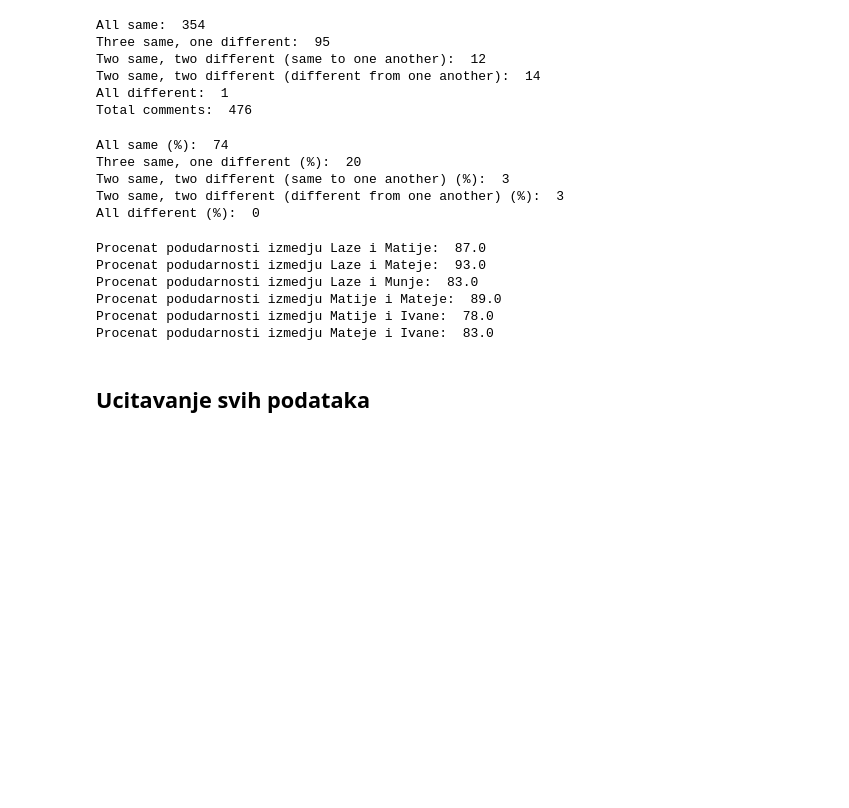
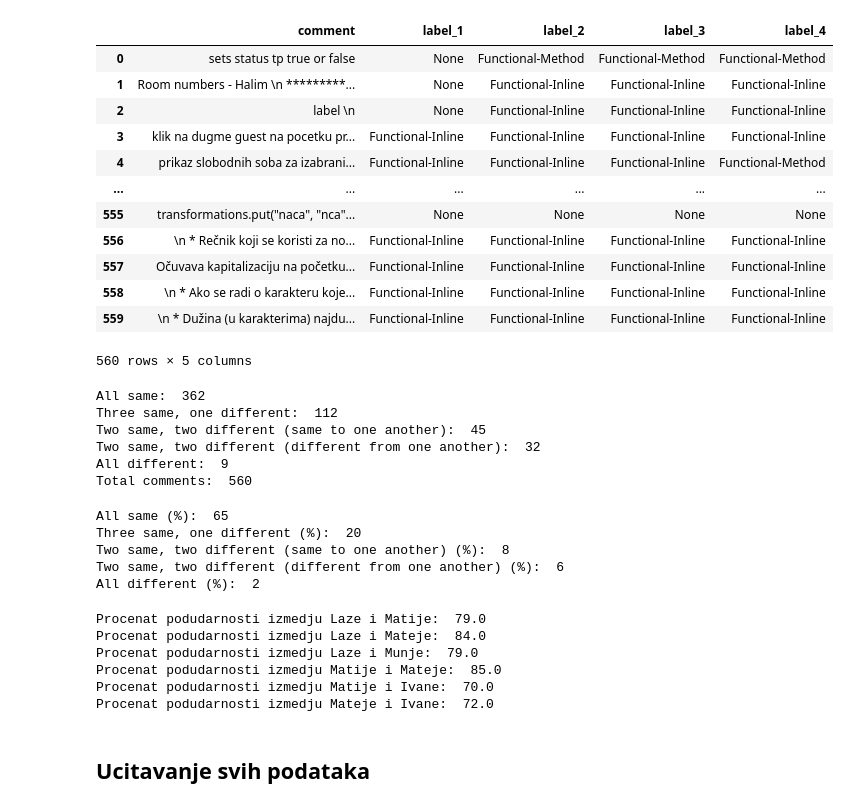
Before and after one commit to ivanamunjas/OPJ-projekat, a Jupyter notebook: OPJ.ipynb, the cells around one changed output. Saved outputs shown, nothing was run; the diff lists cells and outputs as text; code cells hidden in the pictures; blank space fills up the shorter version.

```diff
--- a/OPJ.ipynb
+++ b/OPJ.ipynb
@@ -56,5 +49,20 @@ merged.columns = cols
 # %%
-merged.drop_duplicates(subset ="comment", keep = False, inplace = True)
-merged = merged.dropna()
-merged = merged.reset_index(drop=True)
+df.drop_duplicates(subset ="comment", keep = False, inplace = True)
+df = df.dropna()
+df = df.reset_index(drop=True)
+df
+# %% [output]
+|  | comment | label_1 | label_2 | label_3 | label_4 |
+| 0 | sets status tp true or false | None | Functional-Method | Functional-Method | Functional-Method |
+| 1 | Room numbers - Halim \n *********... | None | Functional-Inline | Functional-Inline | Functional-Inline |
+| 2 | label \n | None | Functional-Inline | Functional-Inline | Functional-Inline |
+| 3 | klik na dugme guest na pocetku pr... | Functional-Inline | Functional-Inline | Functional-Inline | Functional-Inline |
+| 4 | prikaz slobodnih soba za izabrani... | Functional-Inline | Functional-Inline | Functional-Inline | Functional-Method |
+| ... | ... | ... | ... | ... | ... |
+| 555 | transformations.put("naca", "nca"... | None | None | None | None |
+| 556 | \n * Rečnik koji se koristi za no... | Functional-Inline | Functional-Inline | Functional-Inline | Functional-Inline |
+| 557 | Očuvava kapitalizaciju na početku... | Functional-Inline | Functional-Inline | Functional-Inline | Functional-Inline |
+| 558 | \n * Ako se radi o karakteru koje... | Functional-Inline | Functional-Inline | Functional-Inline | Functional-Inline |
+| 559 | \n * Dužina (u karakterima) najdu... | Functional-Inline | Functional-Inline | Functional-Inline | Functional-Inline |
+560 rows × 5 columns
 # %%
@@ -98,40 +106,40 @@ print('Three same, one different: ', three_same_one_diff)
 print('Two same, two different (same to one another): ', two_same_two_diff)
 print('Two same, two different (different from one another): ', two_same_one_diff_one_diff)
 print('All different: ', all_diff)
-print('Total comments: ', merged.shape[0])
+print('Total comments: ', df.shape[0])
 # %% [output]
-All same:  354
-Three same, one different:  95
-Two same, two different (same to one another):  12
-Two same, two different (different from one another):  14
-All different:  1
-Total comments:  476
+All same:  362
+Three same, one different:  112
+Two same, two different (same to one another):  45
+Two same, two different (different from one another):  32
+All different:  9
+Total comments:  560
 # %%
-print('All same (%): ', round(all_same/merged.shape[0]*100))
-print('Three same, one different (%): ',  round(three_same_one_diff/merged.shape[0]*100))
-print('Two same, two different (same to one another) (%): ',  round(two_same_two_diff/merged.shape[0]*100))
-print('Two same, two different (different from one another) (%): ',  round(two_same_one_diff_one_diff/merged.shape[0]*100))
-print('All different (%): ',  round(all_diff/merged.shape[0]*100))
+print('All same (%): ', round(all_same/df.shape[0]*100))
+print('Three same, one different (%): ',  round(three_same_one_diff/df.shape[0]*100))
+print('Two same, two different (same to one another) (%): ',  round(two_same_two_diff/df.shape[0]*100))
+print('Two same, two different (different from one another) (%): ',  round(two_same_one_diff_one_diff/df.shape[0]*100))
+print('All different (%): ',  round(all_diff/df.shape[0]*100))
 # %% [output]
-All same (%):  74
+All same (%):  65
 Three same, one different (%):  20
-Two same, two different (same to one another) (%):  3
-Two same, two different (different from one another) (%):  3
-All different (%):  0
+Two same, two different (same to one another) (%):  8
+Two same, two different (different from one another) (%):  6
+All different (%):  2
 # %%
-print('Procenat podudarnosti izmedju Laze i Matije: ', round(hits[:,0].sum()/merged.shape[0]*100))
-print('Procenat podudarnosti izmedju Laze i Mateje: ', round(hits[:,1].sum()/merged.shape[0]*100))
-print('Procenat podudarnosti izmedju Laze i Munje: ', round(hits[:,2].sum()/merged.shape[0]*100))
-print('Procenat podudarnosti izmedju Matije i Mateje: ', round(hits[:,3].sum()/merged.shape[0]*100))
-print('Procenat podudarnosti izmedju Matije i Ivane: ', round(hits[:,4].sum()/merged.shape[0]*100))
-print('Procenat podudarnosti izmedju Mateje i Ivane: ', round(hits[:,5].sum()/merged.shape[0]*100))
+print('Procenat podudarnosti izmedju Laze i Matije: ', round(hits[:,0].sum()/df.shape[0]*100))
+print('Procenat podudarnosti izmedju Laze i Mateje: ', round(hits[:,1].sum()/df.shape[0]*100))
+print('Procenat podudarnosti izmedju Laze i Munje: ', round(hits[:,2].sum()/df.shape[0]*100))
+print('Procenat podudarnosti izmedju Matije i Mateje: ', round(hits[:,3].sum()/df.shape[0]*100))
+print('Procenat podudarnosti izmedju Matije i Ivane: ', round(hits[:,4].sum()/df.shape[0]*100))
+print('Procenat podudarnosti izmedju Mateje i Ivane: ', round(hits[:,5].sum()/df.shape[0]*100))
 # %% [output]
-Procenat podudarnosti izmedju Laze i Matije:  87.0
-Procenat podudarnosti izmedju Laze i Mateje:  93.0
-Procenat podudarnosti izmedju Laze i Munje:  83.0
-Procenat podudarnosti izmedju Matije i Mateje:  89.0
-Procenat podudarnosti izmedju Matije i Ivane:  78.0
-Procenat podudarnosti izmedju Mateje i Ivane:  83.0
+Procenat podudarnosti izmedju Laze i Matije:  79.0
+Procenat podudarnosti izmedju Laze i Mateje:  84.0
+Procenat podudarnosti izmedju Laze i Munje:  79.0
+Procenat podudarnosti izmedju Matije i Mateje:  85.0
+Procenat podudarnosti izmedju Matije i Ivane:  70.0
+Procenat podudarnosti izmedju Mateje i Ivane:  72.0
 # %% [markdown]
 ## Ucitavanje svih podataka
 # %%
```
Also changed, not shown: parts of 69 cells of this notebook.
